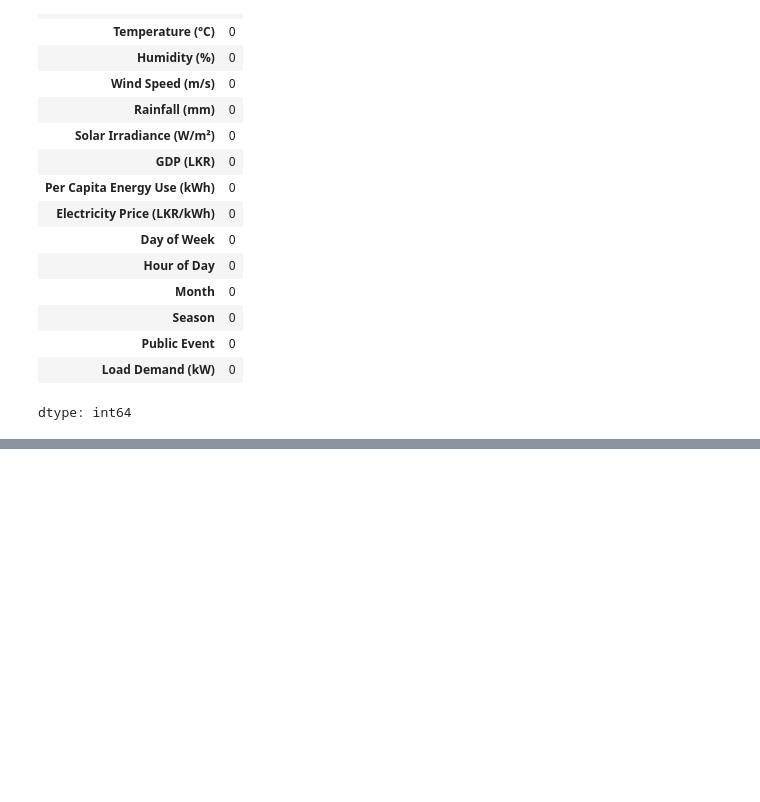
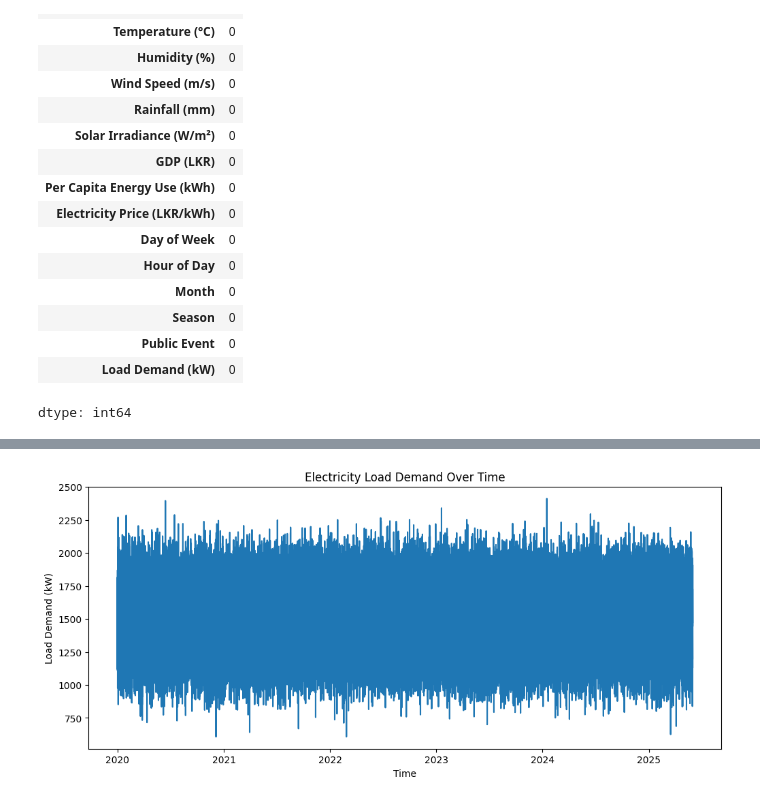
Before and after one commit to shammika000/sri-lanka-electricity-demand-forecasting, a Jupyter notebook: ml/notebooks/01_data_exploration.ipynb, the cells around one changed output, grey strips where cells are left out. Drawn from its saved outputs; the diff is of its cells as text; code cells hidden in the pictures; blank space fills up the shorter version.

Commit message:
Add dataset quality and time-series checks

```diff
--- a/ml/notebooks/01_data_exploration.ipynb
+++ b/ml/notebooks/01_data_exploration.ipynb
@@ -81,0 +102,4 @@ dtype: int64
+# %%
+#Convert Timestamp to proper date/time
+df['Timestamp'] = pd.to_datetime(df['Timestamp'])
+df['Timestamp'].dtype
@@ -81,0 +165,11 @@ dtype: int64
+# %%
+plt.figure(figsize=(12, 5))
+
+plt.plot(df['Timestamp'], df['Load Demand (kW)'])
+
+plt.title('Electricity Load Demand Over Time')
+plt.xlabel('Time')
+plt.ylabel('Load Demand (kW)')
+plt.show()
+# %% [output]
+[figure, added]
```
Also changed, not shown: parts of 12 cells of this notebook.
